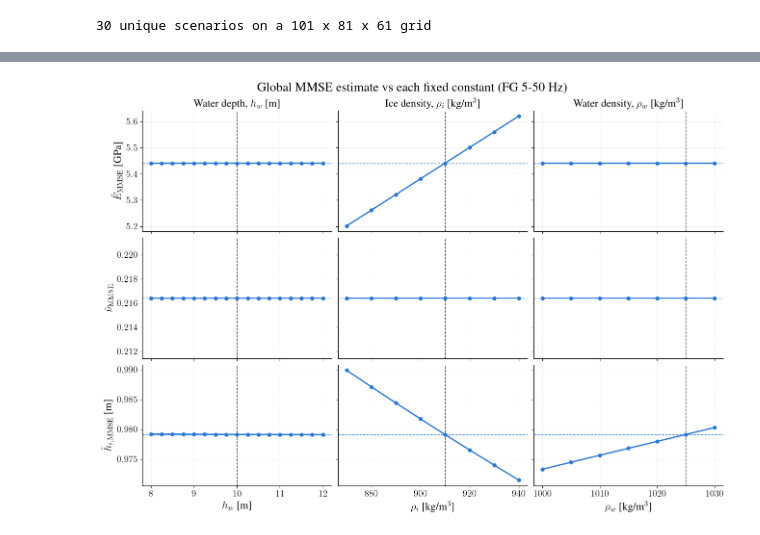
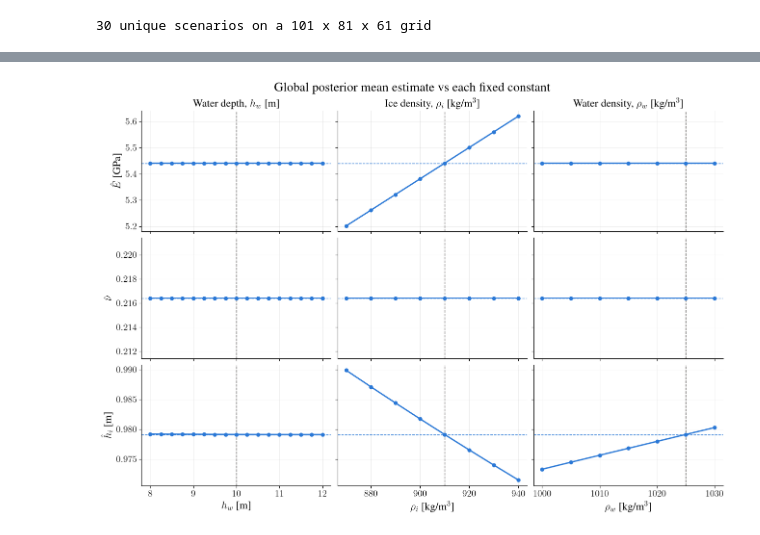
Before and after one commit to junsujang/das-landfast-ice-inversion2025, a Jupyter notebook: notebooks/tap_inv_batch/invert_sensitivity_test.ipynb, the cells around one changed output, grey strips where cells are left out. Drawn from its saved outputs; the diff is of its cells as text; code cells hidden in the pictures.

```diff
--- a/notebooks/tap_inv_batch/invert_sensitivity_test.ipynb
+++ b/notebooks/tap_inv_batch/invert_sensitivity_test.ipynb
@@ -74,7 +74,7 @@ OUT = proj_path.output_dir("tap_inv_batch")
 EVENTS_FILE = OUT / "dispersion_events_0908_clean.npz"   # outliers removed by step2_residual_diagnostics.ipynb
 OUT_DIR = OUT / "sensitivity_fixed"
 FIG_SUP = proj_path.figures_dir("supplementary")
-FIG_DIR = FIG_SUP / "S7_hammer_inv_sensitivity"
+FIG_DIR = FIG_SUP / "S6_hammer_inv_sensitivity"
 RERUN = False
 
 PARAMS = grid_param_names(grid)
@@ -250,9 +250,9 @@ SWEEP_X_LABELS = {
     "rho_w": r"$\rho_w$ [kg/m$^3$]",
 }
 ESTIMATE_LABELS = {
-    "E": r"$\hat{E}_\mathrm{MMSE}$ [GPa]",
-    "nu": r"$\hat{\nu}_\mathrm{MMSE}$",
-    "h_i": r"$\hat{h}_{i,\mathrm{MMSE}}$ [m]",
+    "E": r"$\hat{E}$ [GPa]",
+    "nu": r"$\hat{\nu}$",
+    "h_i": r"$\hat{h}_{i}$ [m]",
 }
 SCALE = {"E": 1e9}
 
@@ -264,38 +264,38 @@ def style(ax):
 
 base = summary.set_index("scenario").loc[scenario_label(BASELINE)]
 
-# Global posterior mean (MMSE estimate) against the value of each fixed constant.
+# Global posterior mean against the value of each fixed constant.
 # Dashed lines: the baseline value of the constant (vertical) and the reported estimate,
-# i.e. the baseline MMSE (horizontal). Rows share a y-axis so the three constants can be
+# i.e. the baseline posterior mean (horizontal). Rows share a y-axis so the three constants can be
 # compared on the same scale.
 fig, axes = plt.subplots(len(PARAMS), len(SWEEPS), figsize=(13, 9), sharex="col", sharey="row",
                          constrained_layout=True)
 for j, s in enumerate(SWEEPS):
     sub = sweep_rows(summary, s)
     for i, p in enumerate(PARAMS):
         ax, k = axes[i, j], SCALE.get(p, 1.0)
         ax.axvline(BASELINE[s], color=INK, ls="--", lw=1)
         ax.axhline(base[f"{p}_mean"] / k, color=BLUE, ls="--", lw=1)
         ax.plot(sub[s], sub[f"{p}_mean"] / k, color=BLUE, lw=2, marker="o", ms=5)
         style(ax)
     axes[0, j].set_title(SWEEP_LABELS[s], fontsize=16)
     axes[-1, j].set_xlabel(SWEEP_X_LABELS[s])
 for i, p in enumerate(PARAMS):
     k = SCALE.get(p, 1.0)
     # Span at least one grid step either side of the reported value, so a row whose
     # estimate barely moves (nu) shows as flat instead of zooming into rounding noise.
     step = np.diff(getattr(grid, p)).mean() / k
     rep = base[f"{p}_mean"] / k
     lo, hi = axes[i, 0].get_ylim()
     axes[i, 0].set_ylim(min(lo, rep - step), max(hi, rep + step))
     axes[i, 0].ticklabel_format(axis="y", useOffset=False)
     axes[i, 0].set_ylabel(ESTIMATE_LABELS[p])
-fig.suptitle(f"Global MMSE estimate vs each fixed constant (FG {FG_BAND[0]:g}-{FG_BAND[1]:g} Hz)")
+fig.suptitle(f"Global posterior mean estimate vs each fixed constant")
 fig.savefig(FIG_DIR / "sensitivity_global.pdf",
     format="pdf",
     dpi=200,
     bbox_inches="tight",
     pad_inches=0.2,)
 plt.show()
 # %% [output]
-[figure, old version]
+[figure, new version]
```
Also changed, not shown: 30 other files.
